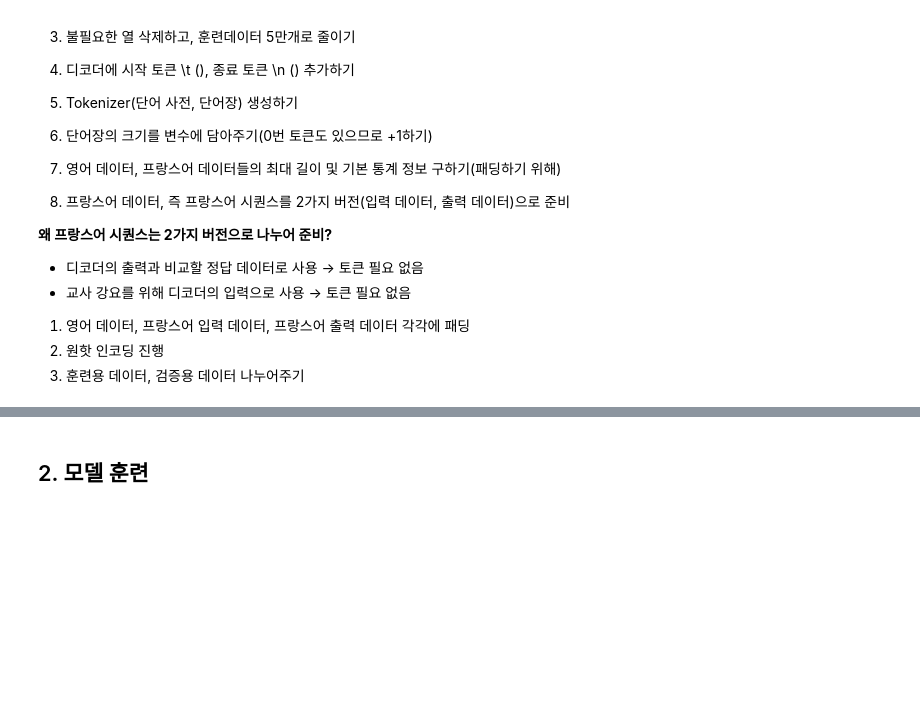
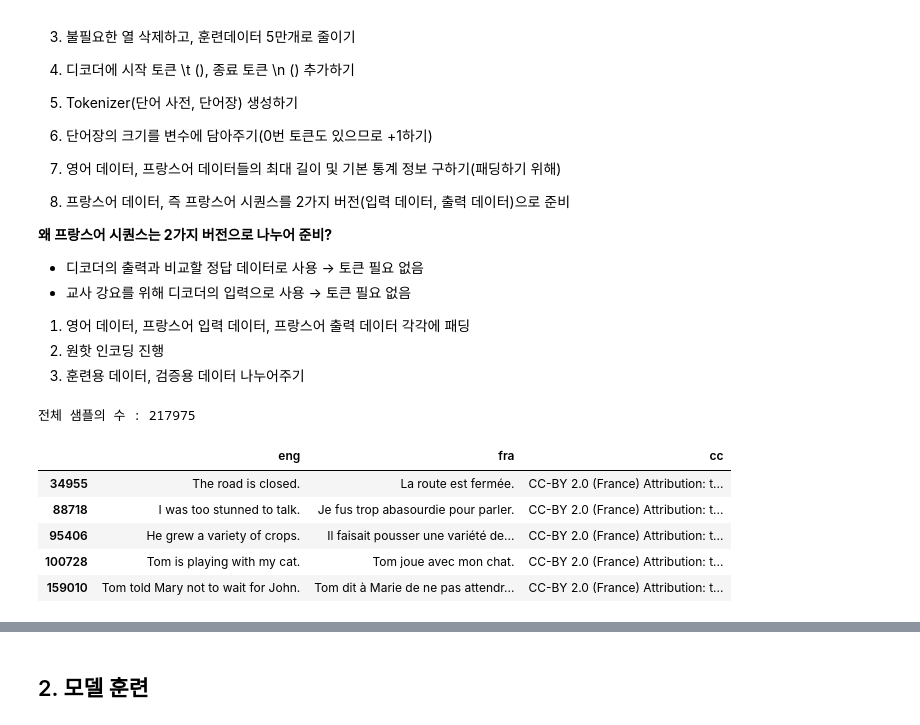
Before and after one commit to huiheee/AIFFEL, a Jupyter notebook: [GD_7]_Let's_make_a_translator.ipynb, the cells around one changed output, grey strips where cells are left out. Cells and saved outputs as stored; diff of their text form; code cells hidden in the pictures; blank space fills up the shorter version.

```diff
--- a/[GD_7]_Let's_make_a_translator.ipynb
+++ b/[GD_7]_Let's_make_a_translator.ipynb
@@ -31,11 +31,19 @@ from tensorflow.keras.utils import to_categorical
 import numpy as np
 # %%
 # 데이터 판다스로 불러오기
-import os
-file_path = os.getenv('HOME')+'/aiffel/translator_seq2seq/data/fra.txt'
+
+file_path = '/content/drive/MyDrive/Colab Notebooks/AIFFEL/Data/translator_seq2seq/data/fra.txt'
 lines = pd.read_csv(file_path, names=['eng', 'fra', 'cc'], sep='\t')
 print('전체 샘플의 수 :',len(lines))
 lines.sample(5) #샘플 5개 출력
+# %% [output]
+전체 샘플의 수 : 217975
+|  | eng | fra | cc |
+| 34955 | The road is closed. | La route est fermée. | CC-BY 2.0 (France) Attribution: t... |
+| 88718 | I was too stunned to talk. | Je fus trop abasourdie pour parler. | CC-BY 2.0 (France) Attribution: t... |
+| 95406 | He grew a variety of crops. | Il faisait pousser une variété de... | CC-BY 2.0 (France) Attribution: t... |
+| 100728 | Tom is playing with my cat. | Tom joue avec mon chat. | CC-BY 2.0 (France) Attribution: t... |
+| 159010 | Tom told Mary not to wait for John. | Tom dit à Marie de ne pas attendr... | CC-BY 2.0 (France) Attribution: t... |
 # %%
 # 불필요한 열 삭제하고 훈련데이터 5만개로 줄이기
 lines = lines[['eng', 'fra']][:50000] # 5만개 샘플 사용
```
Also changed, not shown: parts of 72 cells of this notebook.
